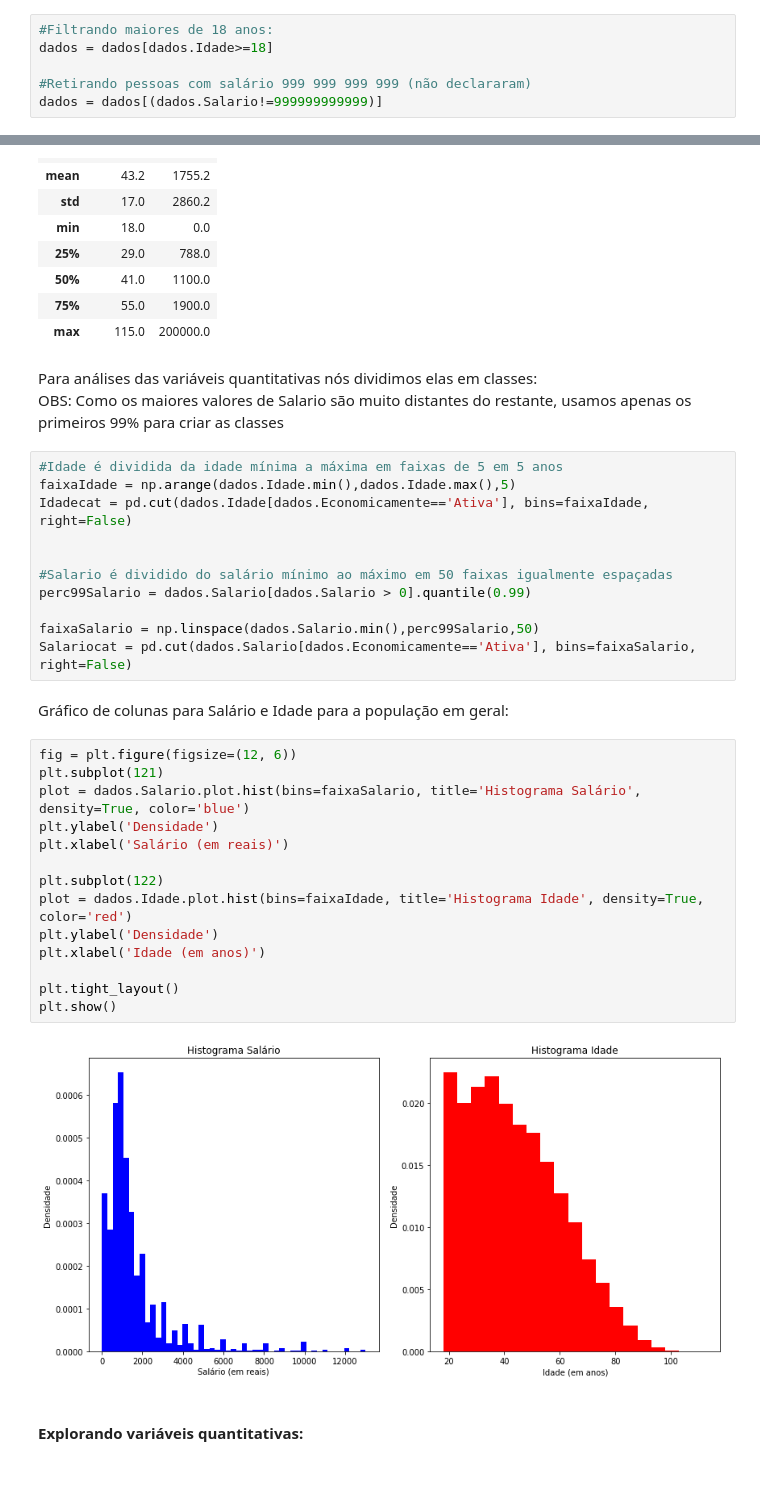
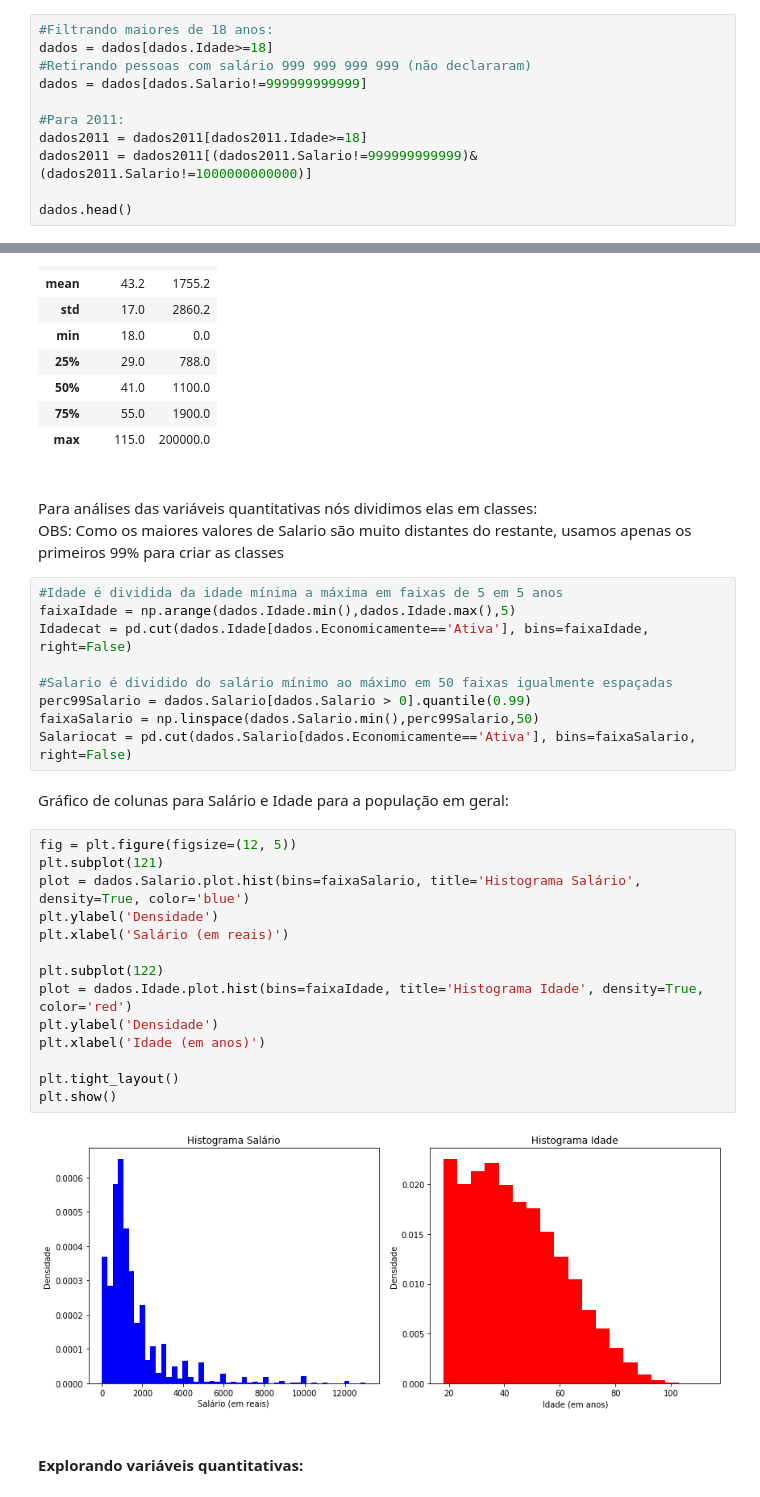
Before and after one commit to gabrielcla/CDadosDP-P1, a Jupyter notebook: Projeto 1.ipynb, the cells around one changed output, grey strips where cells are left out. Drawn from its saved outputs; the diff is of its cells as text.

```diff
--- a/Projeto 1.ipynb
+++ b/Projeto 1.ipynb
@@ -77,6 +104,11 @@ ___
 # %%
 #Filtrando maiores de 18 anos:
 dados = dados[dados.Idade>=18]
+#Retirando pessoas com salário 999 999 999 999 (não declararam)
+dados = dados[dados.Salario!=999999999999]
 
-#Retirando pessoas com salário 999 999 999 999 (não declararam)
-dados = dados[(dados.Salario!=999999999999)]
+#Para 2011:
+dados2011 = dados2011[dados2011.Idade>=18]
+dados2011 = dados2011[(dados2011.Salario!=999999999999)&(dados2011.Salario!=1000000000000)]
+
+dados.head()
@@ -109,6 +141,7 @@ dados.describe().round(1)
 | 75% | 55.0 | 1900.0 |
 | max | 115.0 | 200000.0 |
 # %% [markdown]
+<br>
 Para análises das variáveis quantitativas nós dividimos elas em classes:<br>
 OBS: Como os maiores valores de Salario são muito distantes do restante, usamos apenas os primeiros 99% para criar as classes
 # %%
@@ -116,29 +149,27 @@ OBS: Como os maiores valores de Salario são muito distantes do restante, usamos
 faixaIdade = np.arange(dados.Idade.min(),dados.Idade.max(),5)
 Idadecat = pd.cut(dados.Idade[dados.Economicamente=='Ativa'], bins=faixaIdade, right=False)
 
-
 #Salario é dividido do salário mínimo ao máximo em 50 faixas igualmente espaçadas
 perc99Salario = dados.Salario[dados.Salario > 0].quantile(0.99)
-
 faixaSalario = np.linspace(dados.Salario.min(),perc99Salario,50)
 Salariocat = pd.cut(dados.Salario[dados.Economicamente=='Ativa'], bins=faixaSalario, right=False)
 # %% [markdown]
 Gráfico de colunas para Salário e Idade para a população em geral:
 # %%
-fig = plt.figure(figsize=(12, 6))
+fig = plt.figure(figsize=(12, 5))
 plt.subplot(121)
 plot = dados.Salario.plot.hist(bins=faixaSalario, title='Histograma Salário', density=True, color='blue')
 plt.ylabel('Densidade')
 plt.xlabel('Salário (em reais)')
 
 plt.subplot(122)
 plot = dados.Idade.plot.hist(bins=faixaIdade, title='Histograma Idade', density=True, color='red')
 plt.ylabel('Densidade')
 plt.xlabel('Idade (em anos)')
 
 plt.tight_layout()
 plt.show()
 # %% [output]
-[figure, old version]
+[figure, new version]
 # %% [markdown]
 #### Explorando variáveis quantitativas:
```
Also changed, not shown: parts of 36 cells of this notebook.
